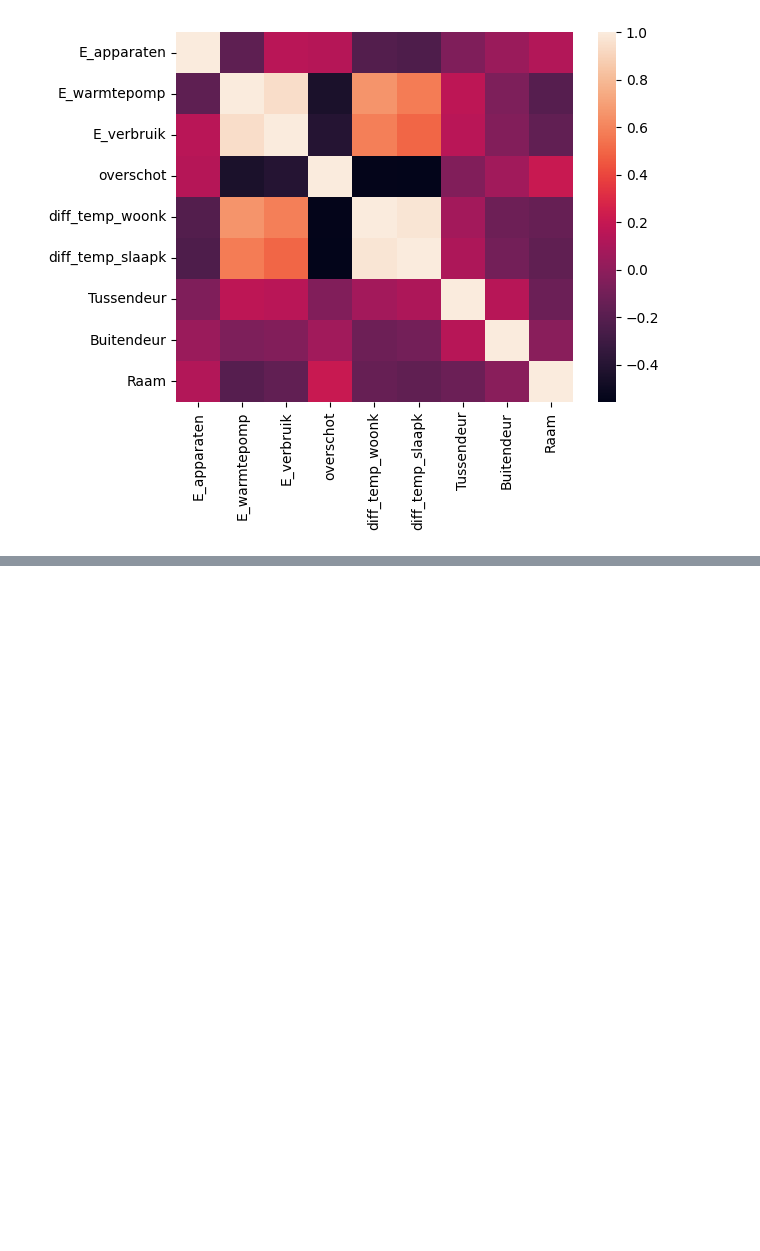
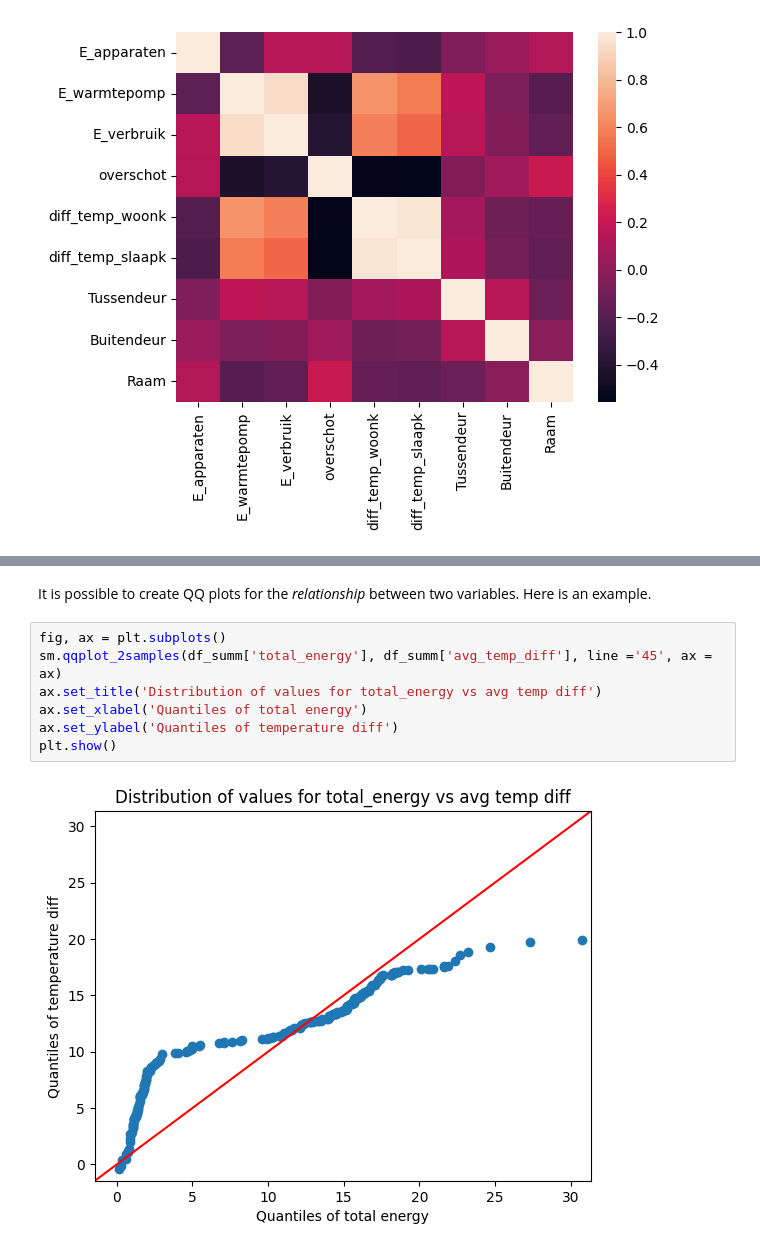
Before and after one commit to AIM-MADS-DATEXP/workshop-distributions-correlations, a Jupyter notebook: notebooks/distributions_correlations.ipynb, the cells around one changed output, grey strips where cells are left out. Saved outputs shown, nothing was run; the diff lists cells and outputs as text; blank space fills up the shorter version.

```diff
--- a/notebooks/distributions_correlations.ipynb
+++ b/notebooks/distributions_correlations.ipynb
@@ -379,0 +380,11 @@ sns.heatmap(corr)
+# %% [markdown]
+It is possible to create QQ plots for the *relationship* between two variables. Here is an example.
+# %%
+fig, ax = plt.subplots()
+sm.qqplot_2samples(df_summ['total_energy'], df_summ['avg_temp_diff'], line ='45', ax = ax)
+ax.set_title('Distribution of values for total_energy vs avg temp diff')
+ax.set_xlabel('Quantiles of total energy')
+ax.set_ylabel('Quantiles of temperature diff')
+plt.show()
+# %% [output]
+[figure, added]
```
Also changed, not shown: parts of 12 cells of this notebook.
